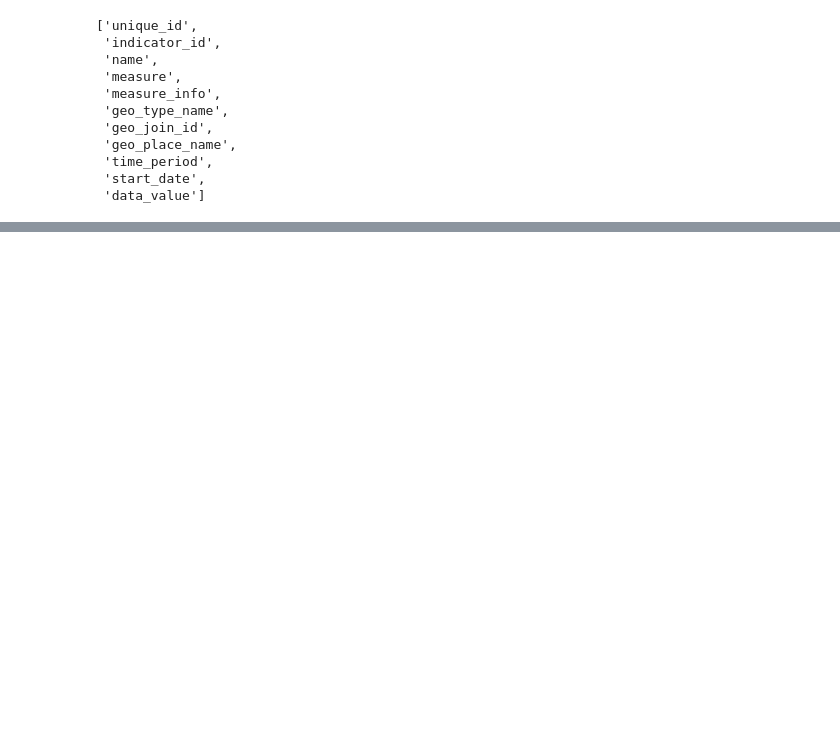
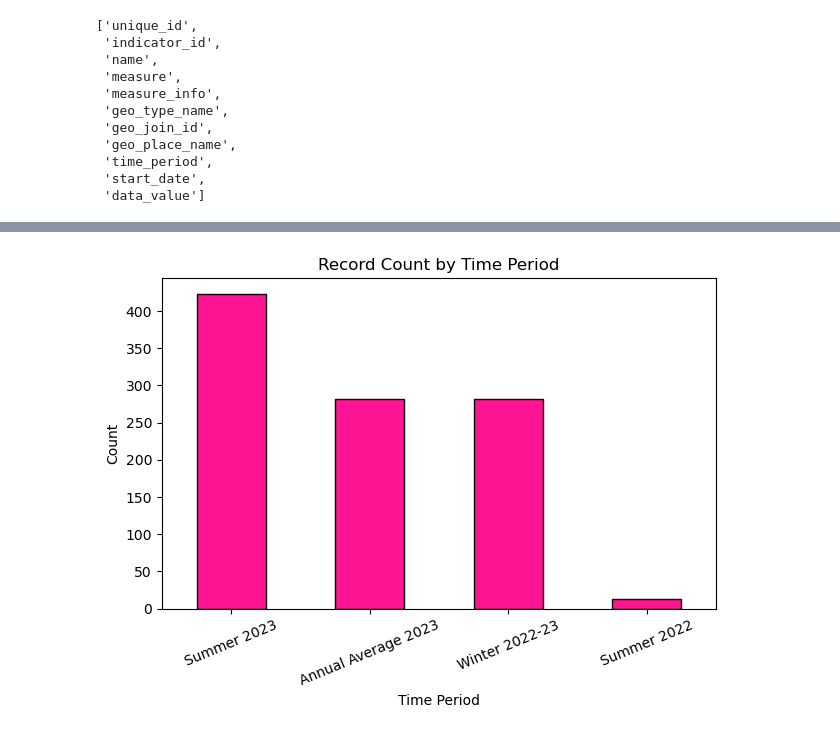
Before and after one commit to JenDPoueymirou/DataPortfolioProject1, a Jupyter notebook: notebooks/tiffany_eda.ipynb, the cells around one changed output, grey strips where cells are left out. Cells and saved outputs as stored; diff of their text form; code cells hidden in the pictures; blank space fills up the shorter version.

```diff
--- a/notebooks/tiffany_eda.ipynb
+++ b/notebooks/tiffany_eda.ipynb
@@ -82,0 +85,11 @@ plt.show()
+# %%
+df['time_period'].value_counts().plot(kind='bar', color='deeppink', edgecolor='black')
+plt.title('Record Count by Time Period')
+plt.xticks(rotation=22.5)
+plt.xlabel('Time Period')
+plt.ylabel('Count')
+
+plt.tight_layout()
+plt.show()
+# %% [output]
+[figure, added]
```
Also changed, not shown: parts of 18 cells of this notebook, 3 other files.
